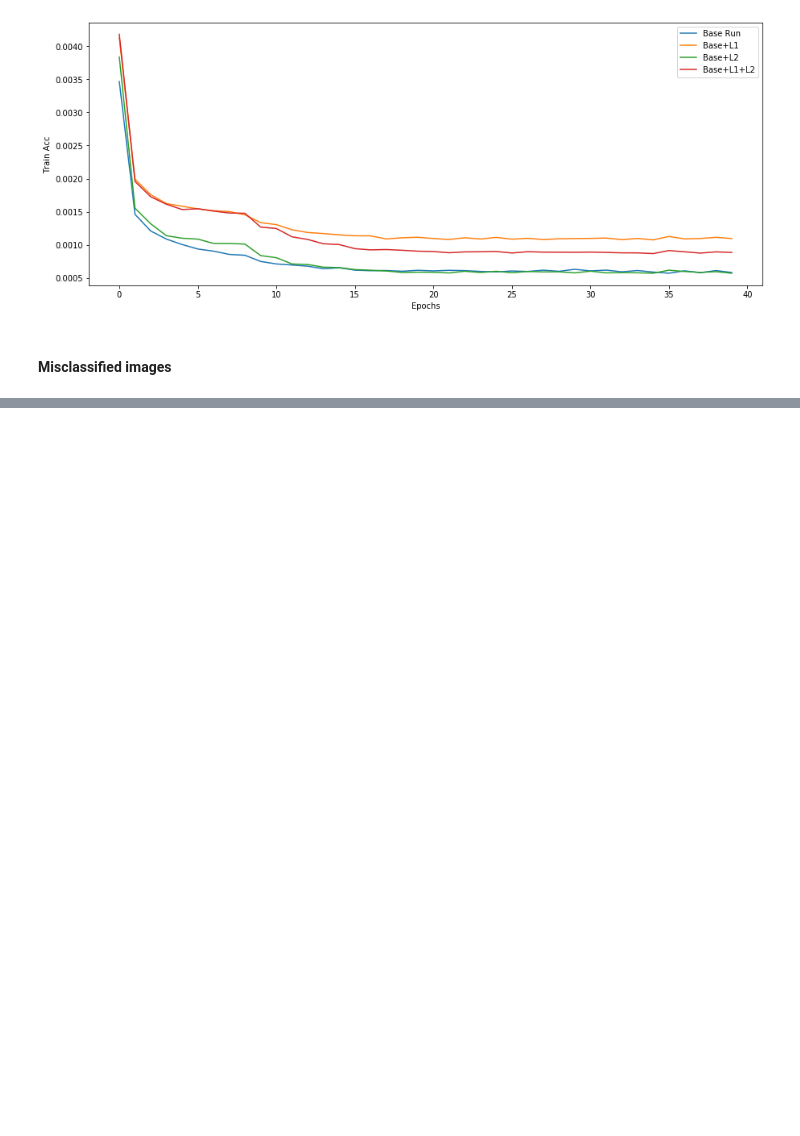
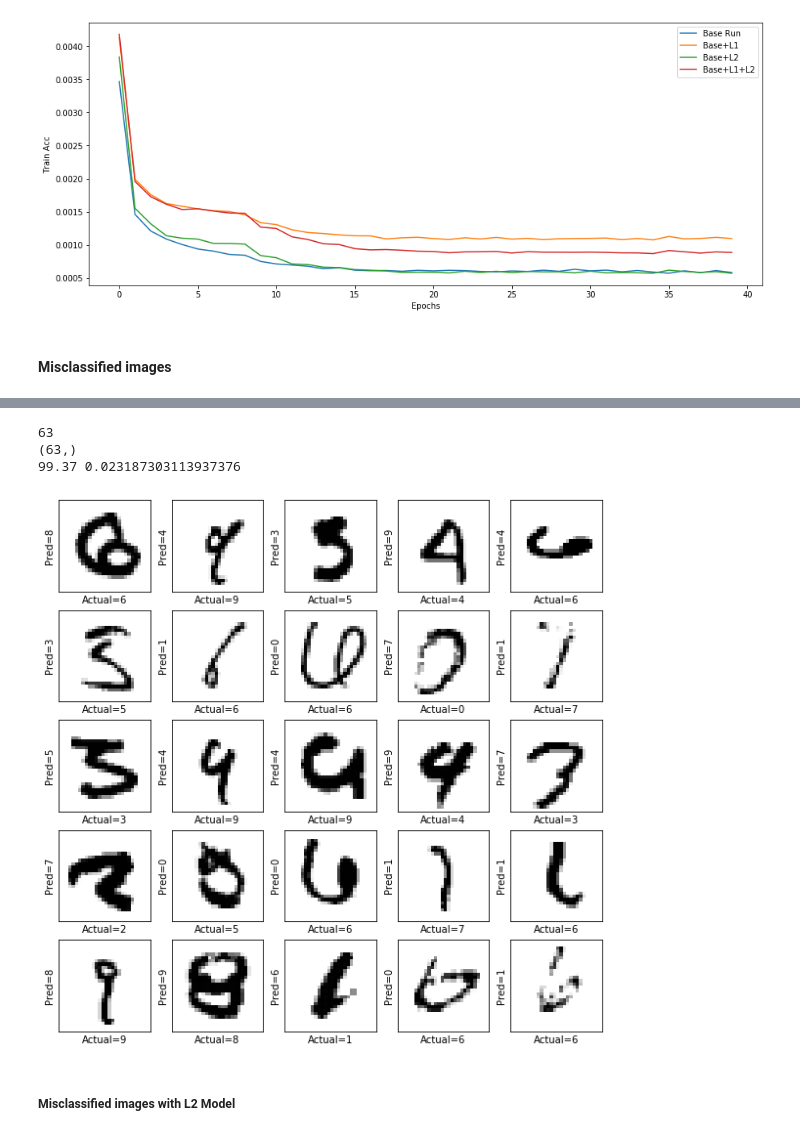
Before and after one commit to rajy4683/S6EVA4, a Jupyter notebook: S6_AllRuns.ipynb, the cells around one changed output, grey strips where cells are left out. Cells and saved outputs as stored; diff of their text form; code cells hidden in the pictures; blank space fills up the shorter version.

```diff
--- a/S6_AllRuns.ipynb
+++ b/S6_AllRuns.ipynb
@@ -1191,0 +1212,15 @@ print(epoch_test_acc,epoch_test_loss)
+# %%
+my_model = model_builder(MNISTDigitBuilder,
+                      weights_path=L1_MODEL,
+                      local_device=device)
+# %%
+epoch_test_acc,epoch_test_loss,preds = plot_misclassified(config, my_model, device, test_loader_2, classes,1)
+print(epoch_test_acc,epoch_test_loss)
+#print(preds)
+# %% [output]
+63
+(63,)
+99.37 0.023187303113937376
+[figure, added]
+# %% [markdown]
+##### Misclassified images with L2 Model
```
Also changed, not shown: parts of 15 cells of this notebook.
